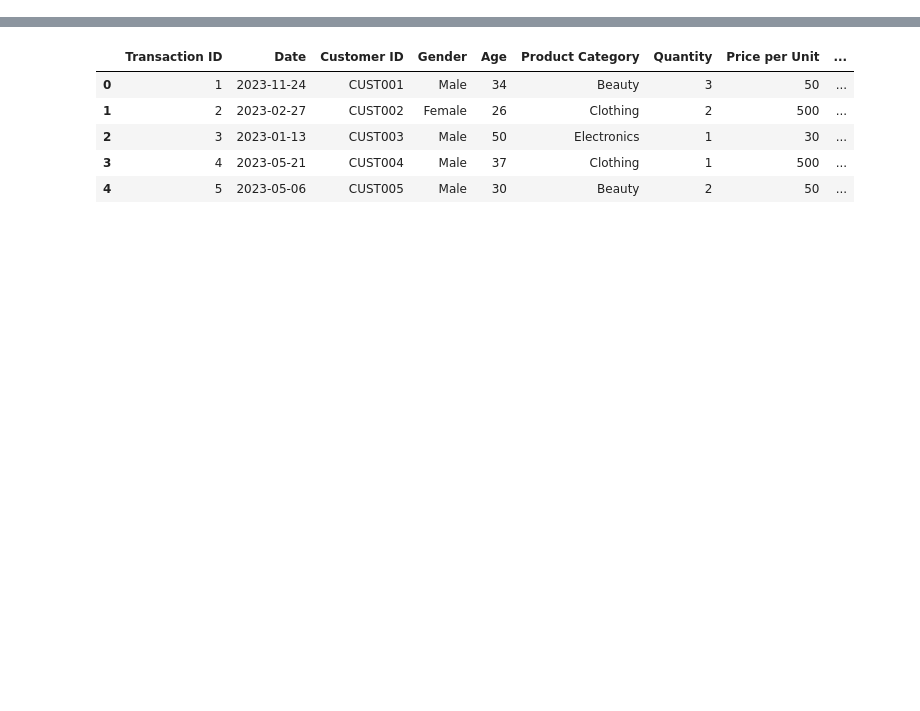
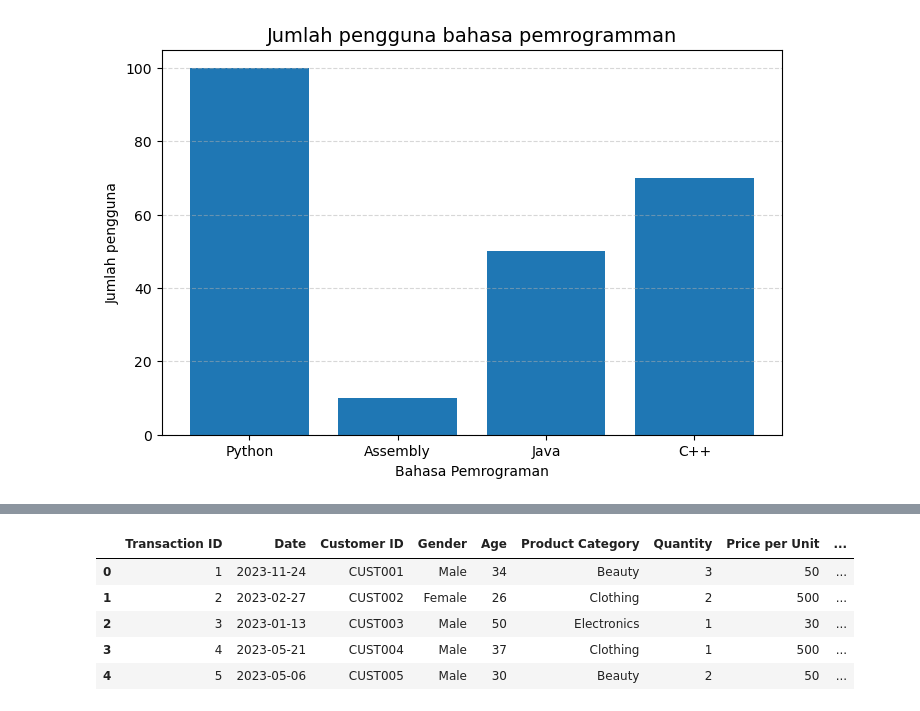
Before and after one commit to gedetanok/kelasbagus3-deep-understanding-of-machine-learning, a Jupyter notebook: Week 2/matplotlib.ipynb, the cells around one changed output, grey strips where cells are left out. Drawn from its saved outputs; the diff is of its cells as text; code cells hidden in the pictures; blank space fills up the shorter version.

```diff
--- a/Week 2/matplotlib.ipynb
+++ b/Week 2/matplotlib.ipynb
@@ -3,0 +73,17 @@ import matplotlib.pyplot as plt
+# %%
+kategori = ['Python', 'Assembly', 'Java', 'C++']
+jumlah_pengguna = [100, 10, 50, 70]
+
+plt.figure(figsize=(8, 5))
+# plt.bar
+plt.bar(kategori, jumlah_pengguna)
+
+# tambah elemen
+plt.title('Jumlah pengguna bahasa pemrogramman', fontsize=14, fontweight='medium')
+plt.xlabel('Bahasa Pemrograman')
+plt.ylabel('Jumlah pengguna')
+plt.grid(axis='y', alpha=0.5, linestyle='--')
+
+plt.show()
+# %% [output]
+[figure, added]
```
Also changed, not shown: parts of 83 cells of this notebook, 2 other files.
